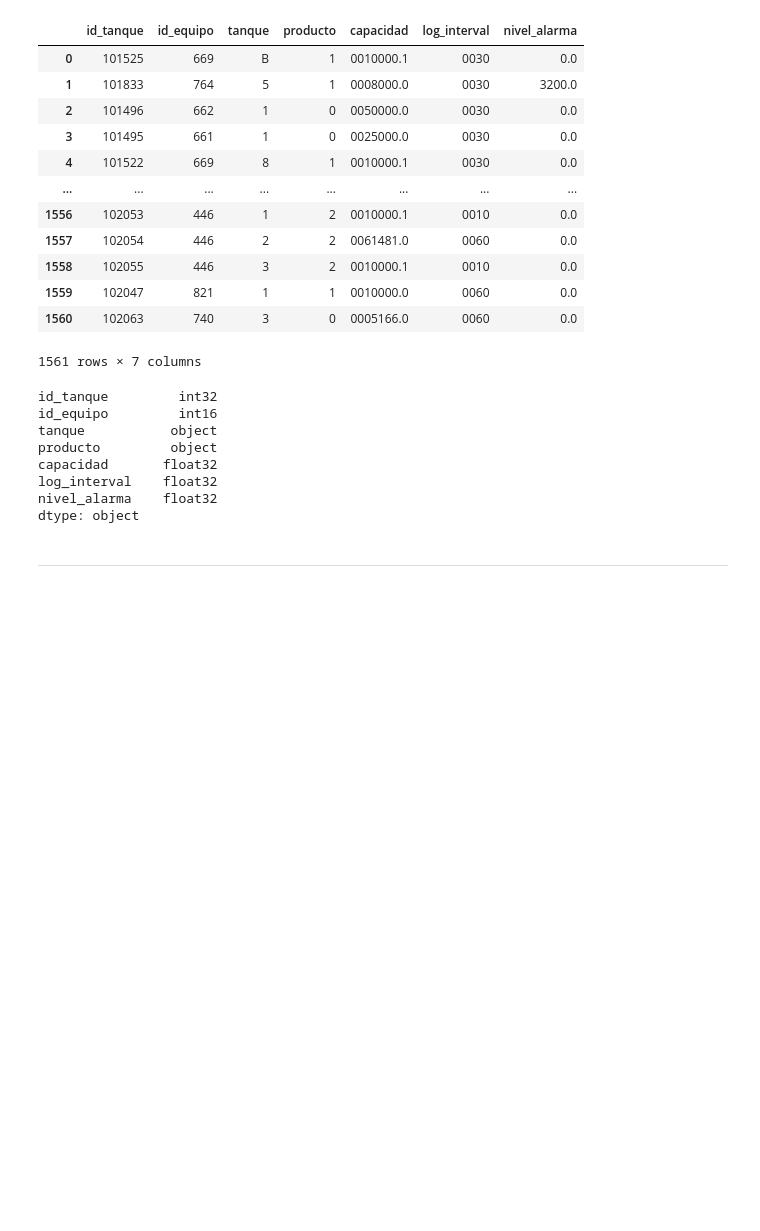
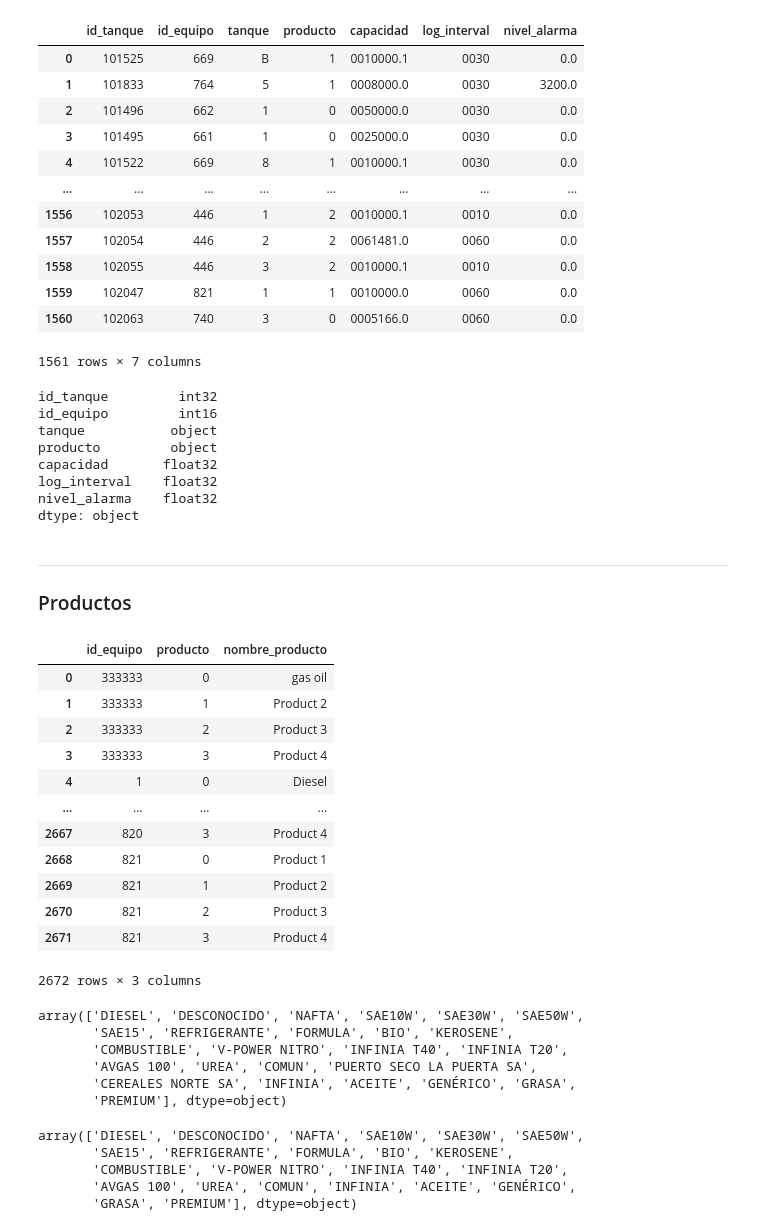
Before and after one commit to ninargue/MentoriaBiocombustible, a Jupyter notebook: AnalisisyCuracion_Parte-0.ipynb, the cells around one changed output. Saved outputs shown, nothing was run; the diff lists cells and outputs as text; code cells hidden in the pictures; blank space fills up the shorter version.

```diff
--- a/AnalisisyCuracion_Parte-0.ipynb
+++ b/AnalisisyCuracion_Parte-0.ipynb
@@ -487,3 +487,47 @@ dtype: object
 df_tanques.to_pickle('dataframe_tanques.pkl.zip')
 # %% [markdown]
 ***
+### Productos
+# %%
+# Cargo el df
+zf = zipfile.ZipFile('data_CTL.zip')
+utils_columns = ['id_equipo','producto','nombre_producto']
+df_prod = pd.read_csv(zf.open("data_CTL/fs_asignacion_producto.csv"),usecols=utils_columns)
+df_prod.nombre_producto = df_prod.nombre_producto.fillna('DESCONOCIDO')
+df_prod
+# %% [output]
+|  | id_equipo | producto | nombre_producto |
+| 0 | 333333 | 0 | gas oil |
+| 1 | 333333 | 1 | Product 2 |
+| 2 | 333333 | 2 | Product 3 |
+| 3 | 333333 | 3 | Product 4 |
+| 4 | 1 | 0 | Diesel |
+| ... | ... | ... | ... |
+| 2667 | 820 | 3 | Product 4 |
+| 2668 | 821 | 0 | Product 1 |
+| 2669 | 821 | 1 | Product 2 |
+| 2670 | 821 | 2 | Product 3 |
+| 2671 | 821 | 3 | Product 4 |
+2672 rows × 3 columns
+# %%
+import re
+df_prod.nombre_producto = df_prod.nombre_producto.str.upper().apply(lambda n: 'DIESEL' if re.match(r'.*(DIESEL|GAS\s{0,1}OIL|EURO|D500).*',n) else n)
+df_prod.nombre_producto = df_prod.nombre_producto.str.upper().apply(lambda n: 'NAFTA' if re.match(r'.*(NAFTA|SUPER|ENERGY).*',n) else n)
+df_prod.nombre_producto = df_prod.nombre_producto.str.upper().apply(lambda n: 'DESCONOCIDO' if re.match(r'.*(PRODUCT|N/A).*',n) else n)
+df_prod.nombre_producto.unique()
+# %% [output]
+array(['DIESEL', 'DESCONOCIDO', 'NAFTA', 'SAE10W', 'SAE30W', 'SAE50W',
+       'SAE15', 'REFRIGERANTE', 'FORMULA', 'BIO', 'KEROSENE',
+       'COMBUSTIBLE', 'V-POWER NITRO', 'INFINIA T40', 'INFINIA T20',
+       'AVGAS 100', 'UREA', 'COMUN', 'PUERTO SECO LA PUERTA SA',
+       'CEREALES NORTE SA', 'INFINIA', 'ACEITE', 'GENÉRICO', 'GRASA',
+       'PREMIUM'], dtype=object)
+# %%
+df_prod = df_prod[~df_prod.nombre_producto.isin(['PUERTO SECO LA PUERTA SA','CEREALES NORTE SA'])]
+df_prod.nombre_producto.unique()
+# %% [output]
+array(['DIESEL', 'DESCONOCIDO', 'NAFTA', 'SAE10W', 'SAE30W', 'SAE50W',
+       'SAE15', 'REFRIGERANTE', 'FORMULA', 'BIO', 'KEROSENE',
+       'COMBUSTIBLE', 'V-POWER NITRO', 'INFINIA T40', 'INFINIA T20',
+       'AVGAS 100', 'UREA', 'COMUN', 'INFINIA', 'ACEITE', 'GENÉRICO',
+       'GRASA', 'PREMIUM'], dtype=object)
```
Also changed, not shown: parts of 2 cells of this notebook, 1 other file.
